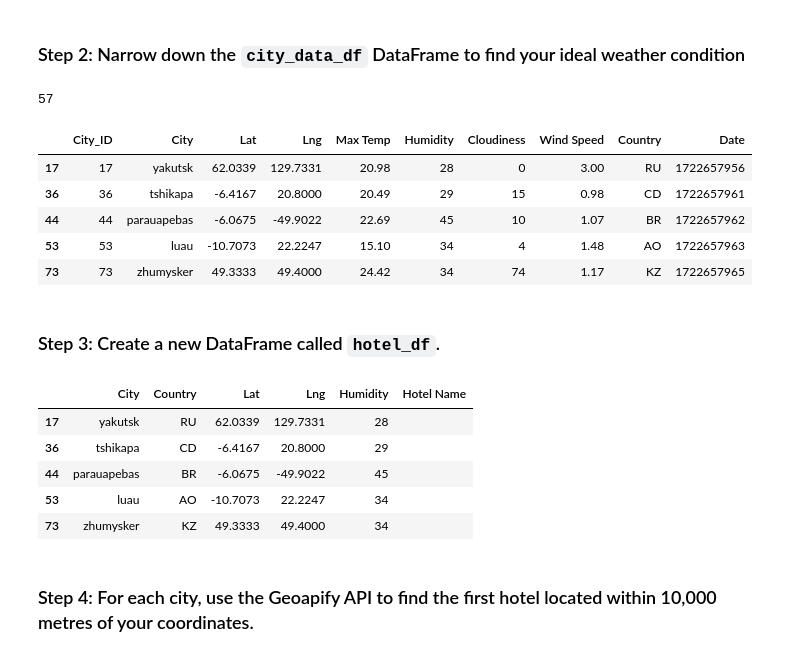
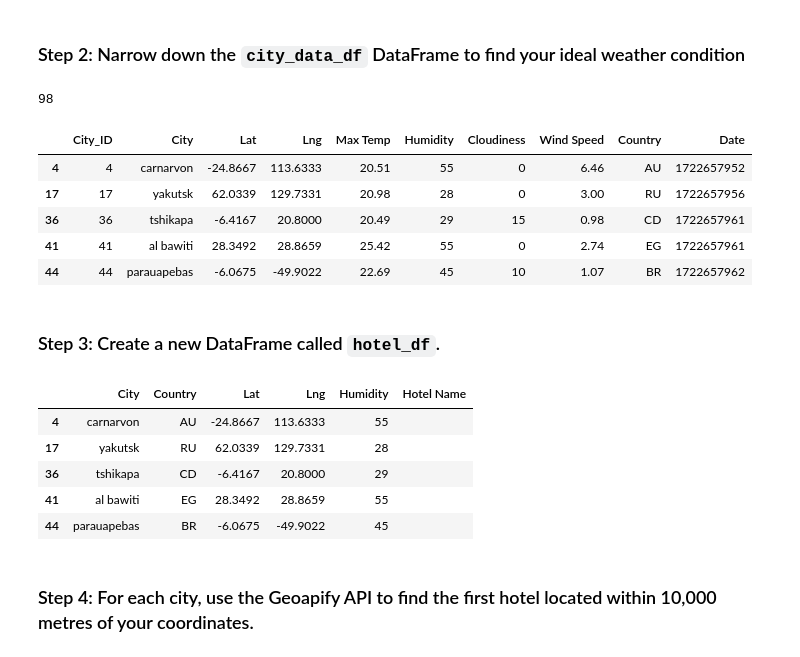
Before and after one commit to cmaijala/World_Weather_Analysis, a Jupyter notebook: VacationPy/VacationPy.ipynb, the cells around one changed output. Drawn from its saved outputs; the diff is of its cells as text; code cells hidden in the pictures.

```diff
--- a/VacationPy/VacationPy.ipynb
+++ b/VacationPy/VacationPy.ipynb
@@ -52,33 +56,35 @@ city_map_plot_1
 ### Step 2: Narrow down the `city_data_df` DataFrame to find your ideal weather condition
 # %%
 # Narrow down cities that fit criteria and drop any results with null values
-ideal_temperature_min = 15
-ideal_temperature_max = 25
+ideal_temperature_min = 20
+ideal_temperature_max = 35
 max_humidity = 60
 
 filtered_df = city_data_df.loc[
     (city_data_df['Max Temp'] >= ideal_temperature_min) &
     (city_data_df['Max Temp'] <= ideal_temperature_max) &
     (city_data_df['Country'] !='US') &
-    (city_data_df['Country'] !='CN') &
-    (city_data_df['Country'] !='AU') &
+    (city_data_df['Country'] !='JP') &
+    (city_data_df['Country'] !='KP') &
+    (city_data_df['Country'] !='TH') &
+    (city_data_df['Country'] !='VN') &
     (city_data_df['Humidity'] <= max_humidity)
 ]
 print(len(filtered_df))
 
 # Drop any rows with null values
 filtered_df.dropna()
 
 # Display sample data
 filtered_df.head()
 # %% [output]
-57
+98
 |  | City_ID | City | Lat | Lng | Max Temp | Humidity | Cloudiness | Wind Speed | Country | Date |
+| 4 | 4 | carnarvon | -24.8667 | 113.6333 | 20.51 | 55 | 0 | 6.46 | AU | 1722657952 |
 | 17 | 17 | yakutsk | 62.0339 | 129.7331 | 20.98 | 28 | 0 | 3.00 | RU | 1722657956 |
 | 36 | 36 | tshikapa | -6.4167 | 20.8000 | 20.49 | 29 | 15 | 0.98 | CD | 1722657961 |
+| 41 | 41 | al bawiti | 28.3492 | 28.8659 | 25.42 | 55 | 0 | 2.74 | EG | 1722657961 |
 | 44 | 44 | parauapebas | -6.0675 | -49.9022 | 22.69 | 45 | 10 | 1.07 | BR | 1722657962 |
-| 53 | 53 | luau | -10.7073 | 22.2247 | 15.10 | 34 | 4 | 1.48 | AO | 1722657963 |
-| 73 | 73 | zhumysker | 49.3333 | 49.4000 | 24.42 | 34 | 74 | 1.17 | KZ | 1722657965 |
 # %% [markdown]
 ### Step 3: Create a new DataFrame called `hotel_df`.
 # %%
@@ -93,11 +99,11 @@ hotel_df["Hotel Name"] = ""
 hotel_df.head()
 # %% [output]
 |  | City | Country | Lat | Lng | Humidity | Hotel Name |
+| 4 | carnarvon | AU | -24.8667 | 113.6333 | 55 |  |
 | 17 | yakutsk | RU | 62.0339 | 129.7331 | 28 |  |
 | 36 | tshikapa | CD | -6.4167 | 20.8000 | 29 |  |
+| 41 | al bawiti | EG | 28.3492 | 28.8659 | 55 |  |
 | 44 | parauapebas | BR | -6.0675 | -49.9022 | 45 |  |
-| 53 | luau | AO | -10.7073 | 22.2247 | 34 |  |
-| 73 | zhumysker | KZ | 49.3333 | 49.4000 | 34 |  |
 # %% [markdown]
 ### Step 4: For each city, use the Geoapify API to find the first hotel located within 10,000 metres of your coordinates.
 # %%
```
Also changed, not shown: parts of 4 cells of this notebook.
